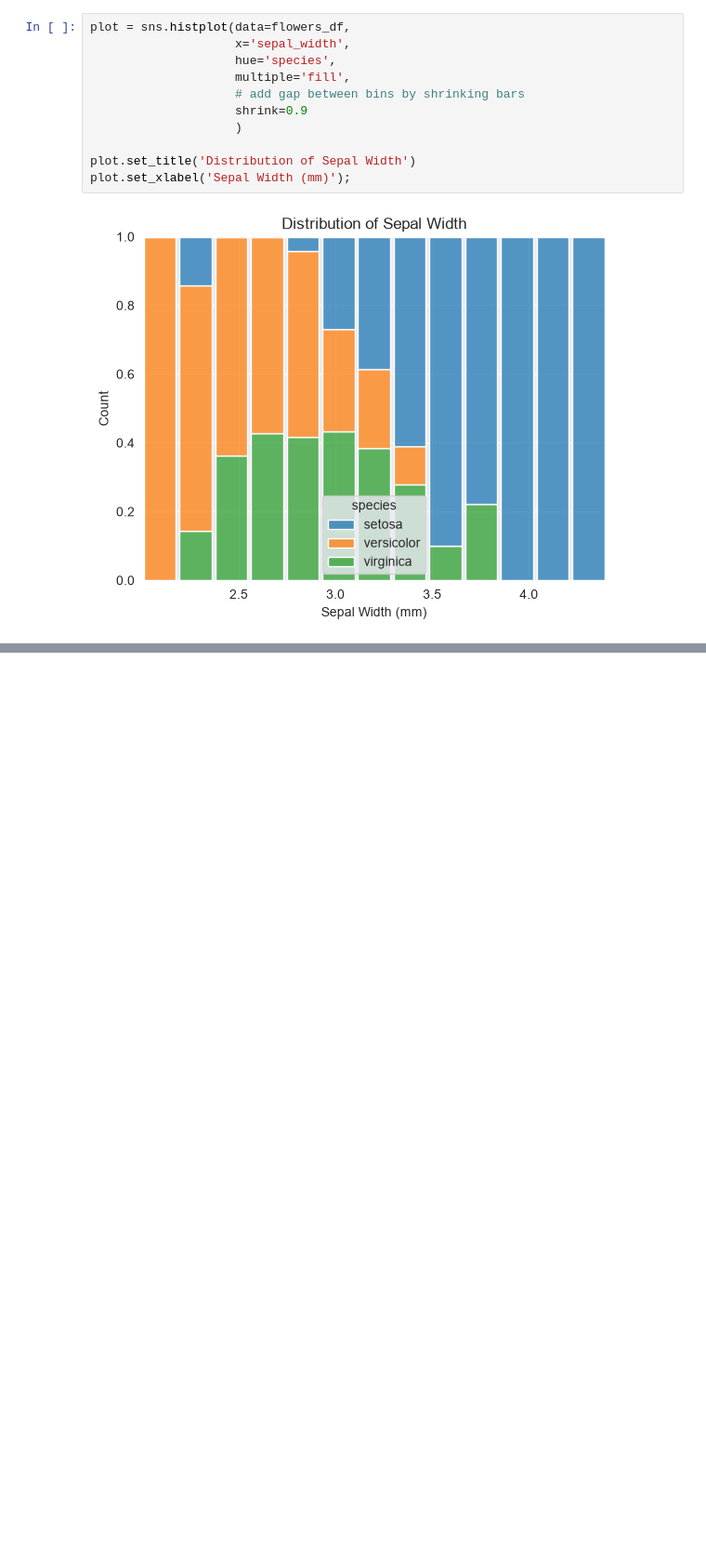
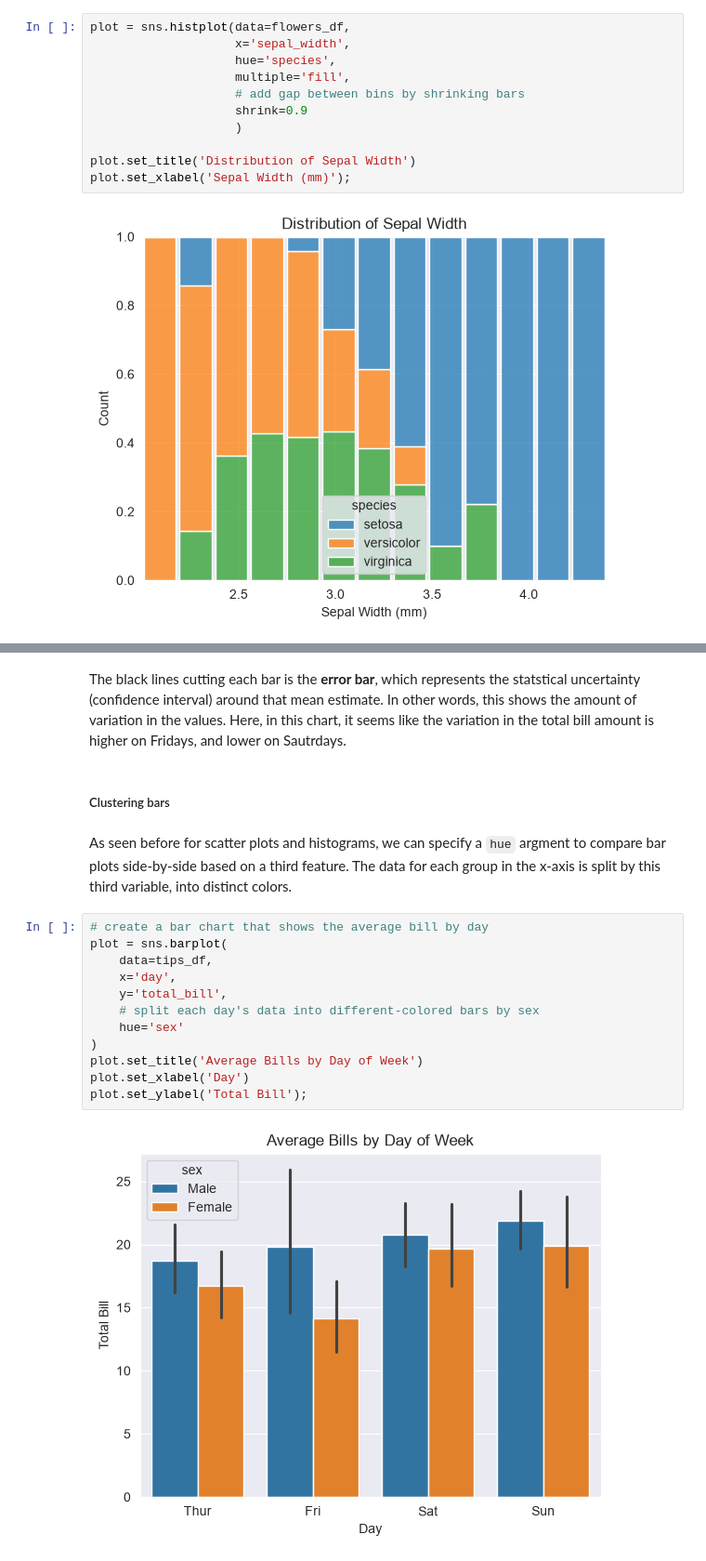
Before and after one commit to kelpppp/data-viz-notes, a Jupyter notebook: 02-data-visualization-notes.ipynb, the cells around one changed output, grey strips where cells are left out. Shown at 93% size. Cells and saved outputs as stored; diff of their text form; blank space fills up the shorter version.

```diff
--- a/02-data-visualization-notes.ipynb
+++ b/02-data-visualization-notes.ipynb
@@ -799,0 +848,20 @@ plot.set_xlabel('Sepal Width (mm)');
+# %% [markdown]
+The black lines cutting each bar is the **error bar**, which represents the statstical uncertainty (confidence interval) around that mean estimate. In other words, this shows the amount of variation in the values. Here, in this chart, it seems like the variation in the total bill amount is higher on Fridays, and lower on Sautrdays.
+# %% [markdown]
+##### Clustering bars
+# %% [markdown]
+As seen before for scatter plots and histograms, we can specify a `hue` argment to compare bar plots side-by-side based on a third feature. The data for each group in the x-axis is split by this third variable, into distinct colors.
+# %%
+# create a bar chart that shows the average bill by day
+plot = sns.barplot(
+    data=tips_df,
+    x='day',
+    y='total_bill',
+    # split each day's data into different-colored bars by sex
+    hue='sex'
+)
+plot.set_title('Average Bills by Day of Week')
+plot.set_xlabel('Day')
+plot.set_ylabel('Total Bill');
+# %% [output]
+[figure, added]
```
Also changed, not shown: parts of 12 cells of this notebook.
